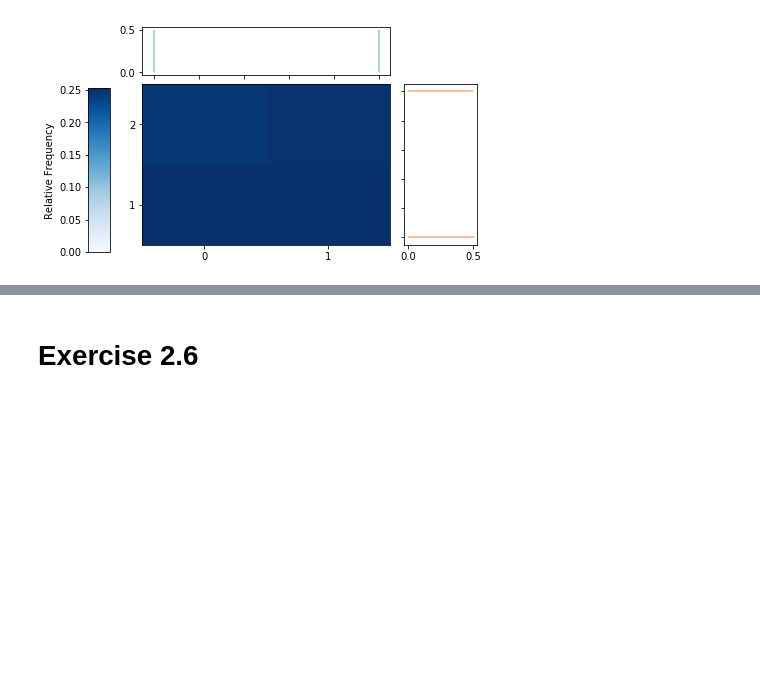
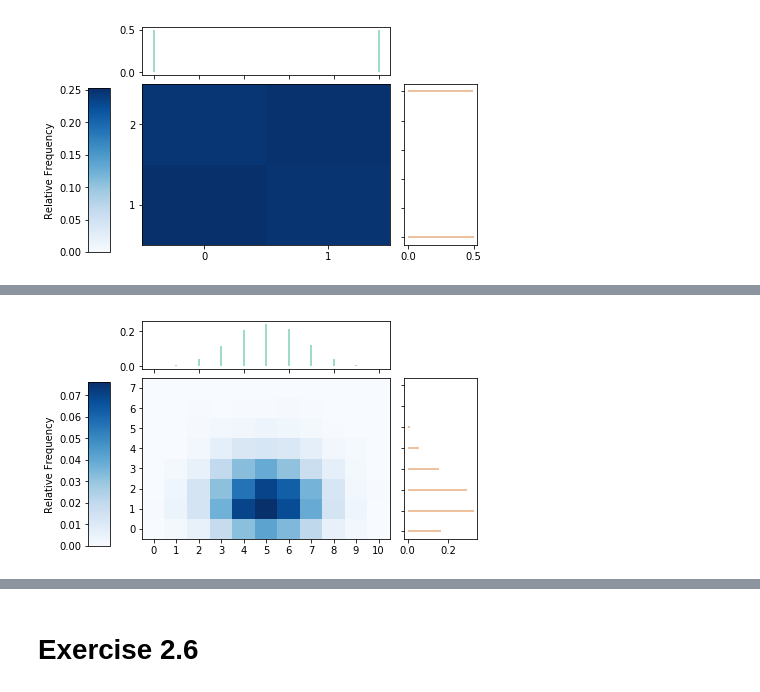
Before and after one commit to kevindavisross/stat405, a Jupyter notebook: STAT405/STAT405-Handout02-distributions.ipynb, the cells around one changed output, grey strips where cells are left out. Cells and saved outputs as stored; diff of their text form; code cells hidden in the pictures; blank space fills up the shorter version.

```diff
--- a/STAT405/STAT405-Handout02-distributions.ipynb
+++ b/STAT405/STAT405-Handout02-distributions.ipynb
@@ -200,0 +227,4 @@ S = RV(P, cumsum)
+# %%
+(X & Y).sim(10000).plot(['tile', 'marginal'])
+# %% [output]
+[figure, added]
```
Also changed, not shown: parts of 26 cells of this notebook, 12 other files.
